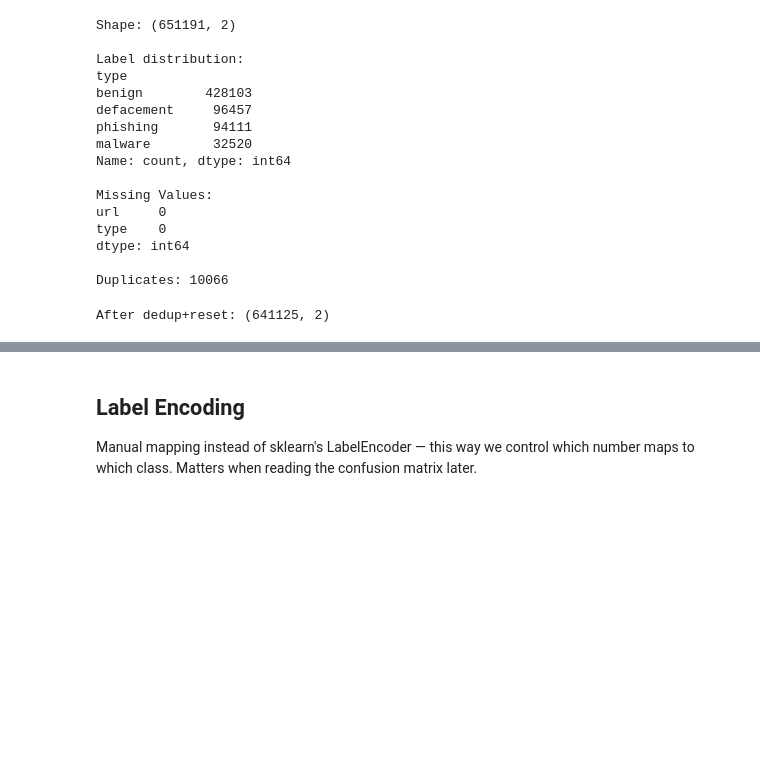
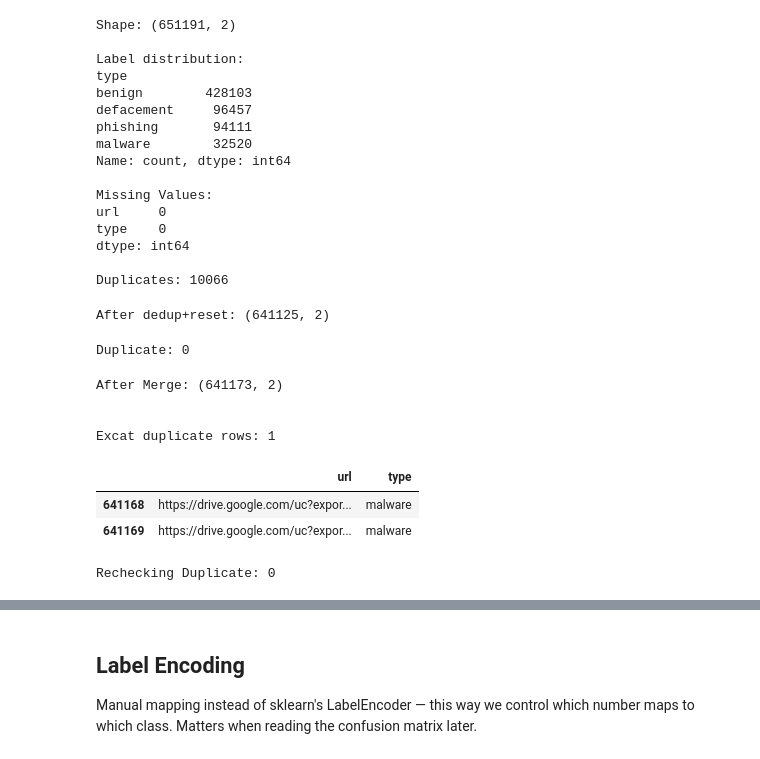
Before and after one commit to satyamkarn100-ctrl/Cyber-Threat-Detection, a Jupyter notebook: URL-Phishing.ipynb, the cells around one changed output, grey strips where cells are left out. Cells and saved outputs as stored; diff of their text form; code cells hidden in the pictures; blank space fills up the shorter version.

```diff
--- a/URL-Phishing.ipynb
+++ b/URL-Phishing.ipynb
@@ -120,6 +142,31 @@ malicious_df = malicious_df.reset_index(drop=True)
 print(f'After dedup+reset: {malicious_df.shape}')
 # %% [output]
 After dedup+reset: (641125, 2)
+# %%
+print('Duplicate:',malicious_df.duplicated().sum())
+# %% [output]
+Duplicate: 0
+# %%
+df = pd.concat([malicious_df,manual_df],ignore_index=True)
+print("After Merge:",df.shape,'\n\n')
+
+print("Excat duplicate rows:",df.duplicated().sum())
+# %% [output]
+After Merge: (641173, 2)
+
+
+Excat duplicate rows: 1
+# %%
+df[df.duplicated(keep=False)]
+# %% [output]
+|  | url | type |
+| 641168 | https://drive.google.com/uc?expor... | malware |
+| 641169 | https://drive.google.com/uc?expor... | malware |
+# %%
+df = df.drop_duplicates().reset_index(drop=True)
+print("Rechecking Duplicate:",df.duplicated().sum())
+# %% [output]
+Rechecking Duplicate: 0
 # %%
 # normalize URLs: 'google.com' → 'http://google.com'
 # ensures consistent feature extraction across all classes
```
Also changed, not shown: parts of 64 cells of this notebook.
